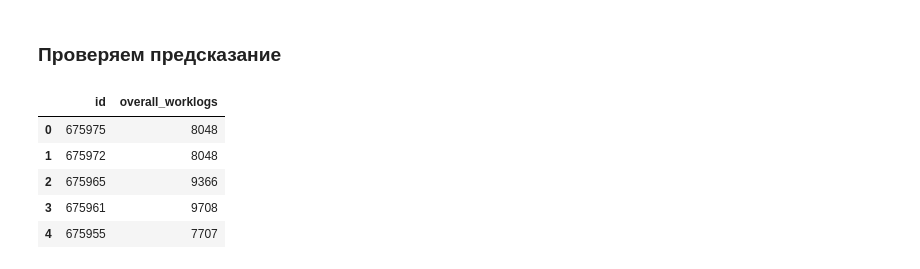
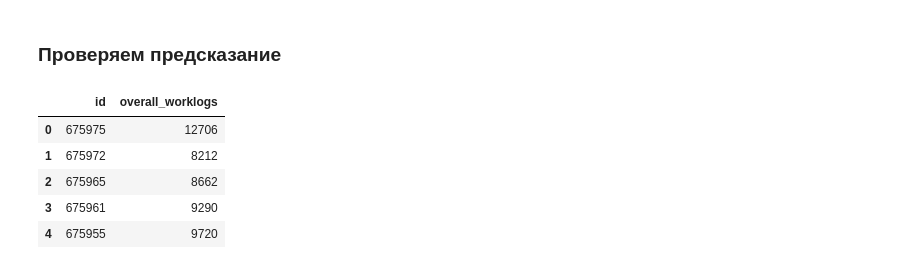
Before and after one commit to TayJen/hackathon_algu2022, a Jupyter notebook: H_ALGU_2022_Advance.ipynb, the cells around one changed output. Cells and saved outputs as stored; diff of their text form; code cells hidden in the pictures.

```diff
--- a/H_ALGU_2022_Advance.ipynb
+++ b/H_ALGU_2022_Advance.ipynb
@@ -348,12 +421,12 @@ df_sample.to_csv('./solutions/xgb_tf-idf_emps.csv', index=False)
 # %% [markdown]
 ### Проверяем предсказание
 # %%
-df_solution = pd.read_csv('./solutions/xgb_tf-idf_emps.csv')
+df_solution = pd.read_csv('./solutions/xgb_tf-idf_emps_coms.csv')
 df_solution.head()
 # %% [output]
 |  | id | overall_worklogs |
-| 0 | 675975 | 8048 |
-| 1 | 675972 | 8048 |
-| 2 | 675965 | 9366 |
-| 3 | 675961 | 9708 |
-| 4 | 675955 | 7707 |
+| 0 | 675975 | 12706 |
+| 1 | 675972 | 8212 |
+| 2 | 675965 | 8662 |
+| 3 | 675961 | 9290 |
+| 4 | 675955 | 9720 |
```
Also changed, not shown: parts of 17 cells of this notebook.
